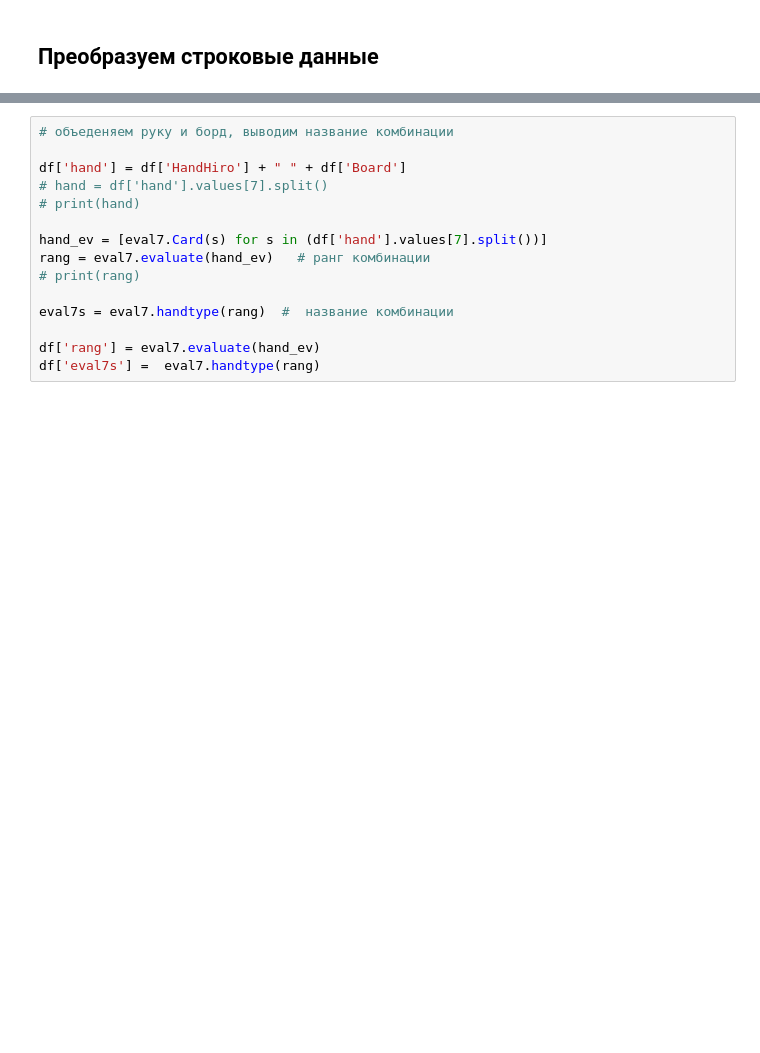
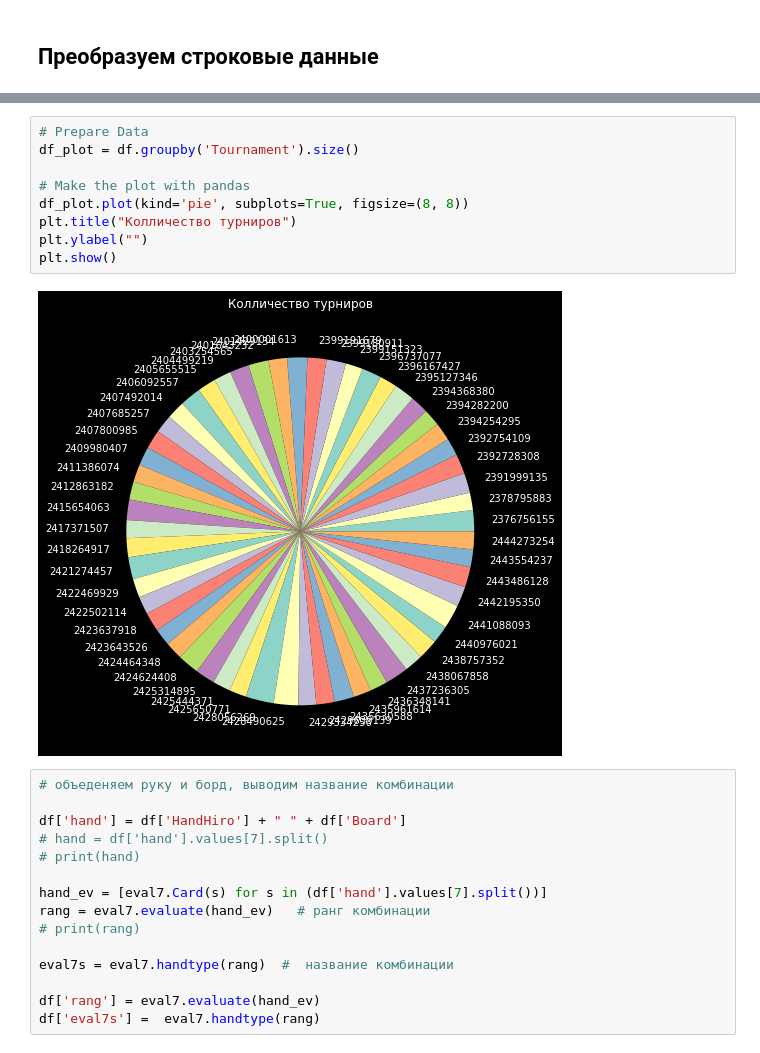
Before and after one commit to meraline/Analyz_Pokera, a Jupyter notebook: analiz_poker_v4.ipynb, the cells around one changed output, grey strips where cells are left out. Cells and saved outputs as stored; diff of their text form; blank space fills up the shorter version.

```diff
--- a/analiz_poker_v4.ipynb
+++ b/analiz_poker_v4.ipynb
@@ -87,3 +129,14 @@ df = df.astype({'HandId': np.int64, 'Tournament': np.int64})
+# %%
+# Prepare Data
+df_plot = df.groupby('Tournament').size()
+
+# Make the plot with pandas
+df_plot.plot(kind='pie', subplots=True, figsize=(8, 8))
+plt.title("Колличество турниров")
+plt.ylabel("")
+plt.show()
+# %% [output]
+[figure, added]
 # %%
 # объеденяем руку и борд, выводим название комбинации
 
```
Also changed, not shown: parts of 21 cells of this notebook, 3 other files.
